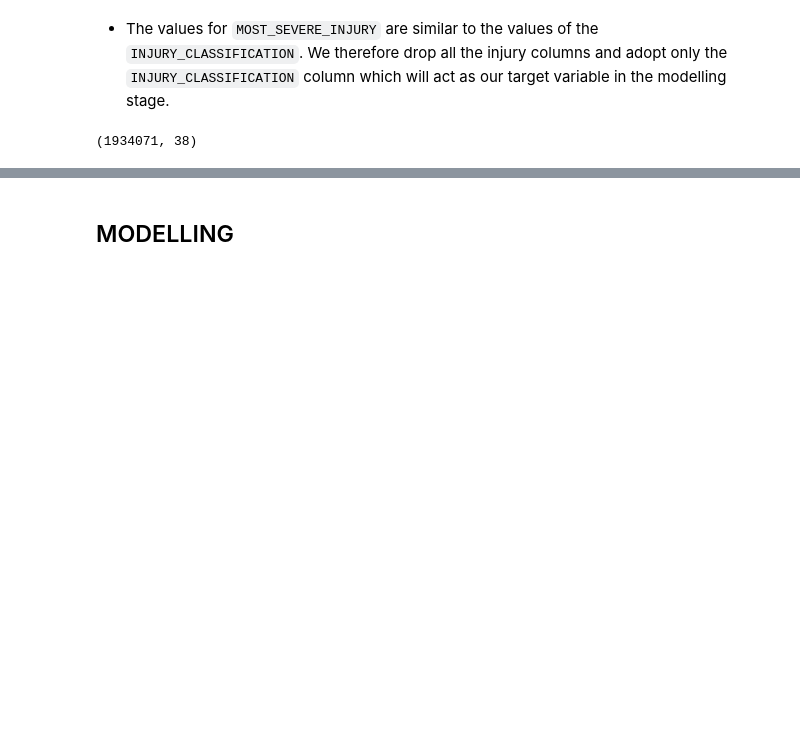
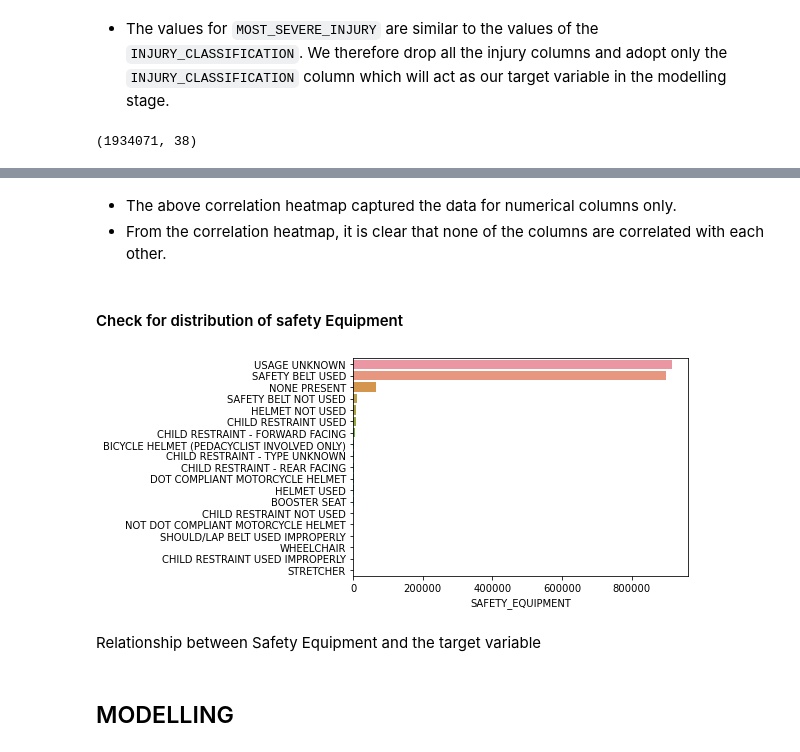
Before and after one commit to Cynthia-Njambi/City-of-Chicago-Traffic-Crashes-Project, a Jupyter notebook: groups/pamela.ipynb, the cells around one changed output, grey strips where cells are left out. Saved outputs shown, nothing was run; the diff lists cells and outputs as text; code cells hidden in the pictures; blank space fills up the shorter version.

```diff
--- a/groups/pamela.ipynb
+++ b/groups/pamela.ipynb
@@ -494,2 +517,16 @@ joined_df.shape
+# %% [markdown]
+- The above correlation heatmap captured the data for numerical columns only.
+- From the correlation heatmap, it is clear that none of the columns are correlated with each other.
+# %% [markdown]
+#### Check for distribution of safety Equipment
+# %%
+# Checking the distribution of severity of injury sustained  by individual
+sns.barplot(y=joined_df['SAFETY_EQUIPMENT'].value_counts().index,
+            x=joined_df['SAFETY_EQUIPMENT'].value_counts()
+           );
+# %% [output]
+[figure, added]
+# %% [markdown]
+Relationship between Safety Equipment and the target variable
 # %% [markdown]
 ## MODELLING
```
Also changed, not shown: parts of 3 cells of this notebook.
